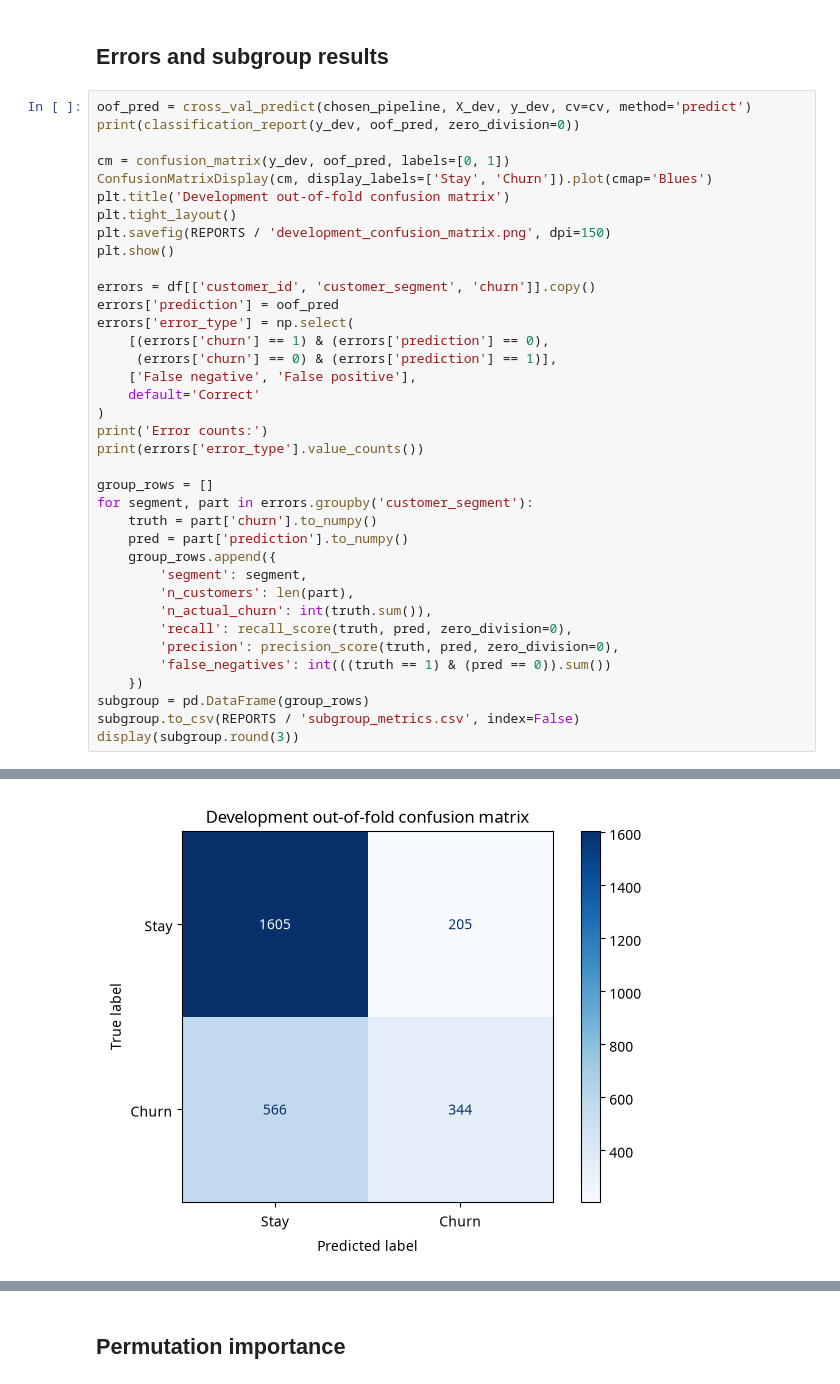
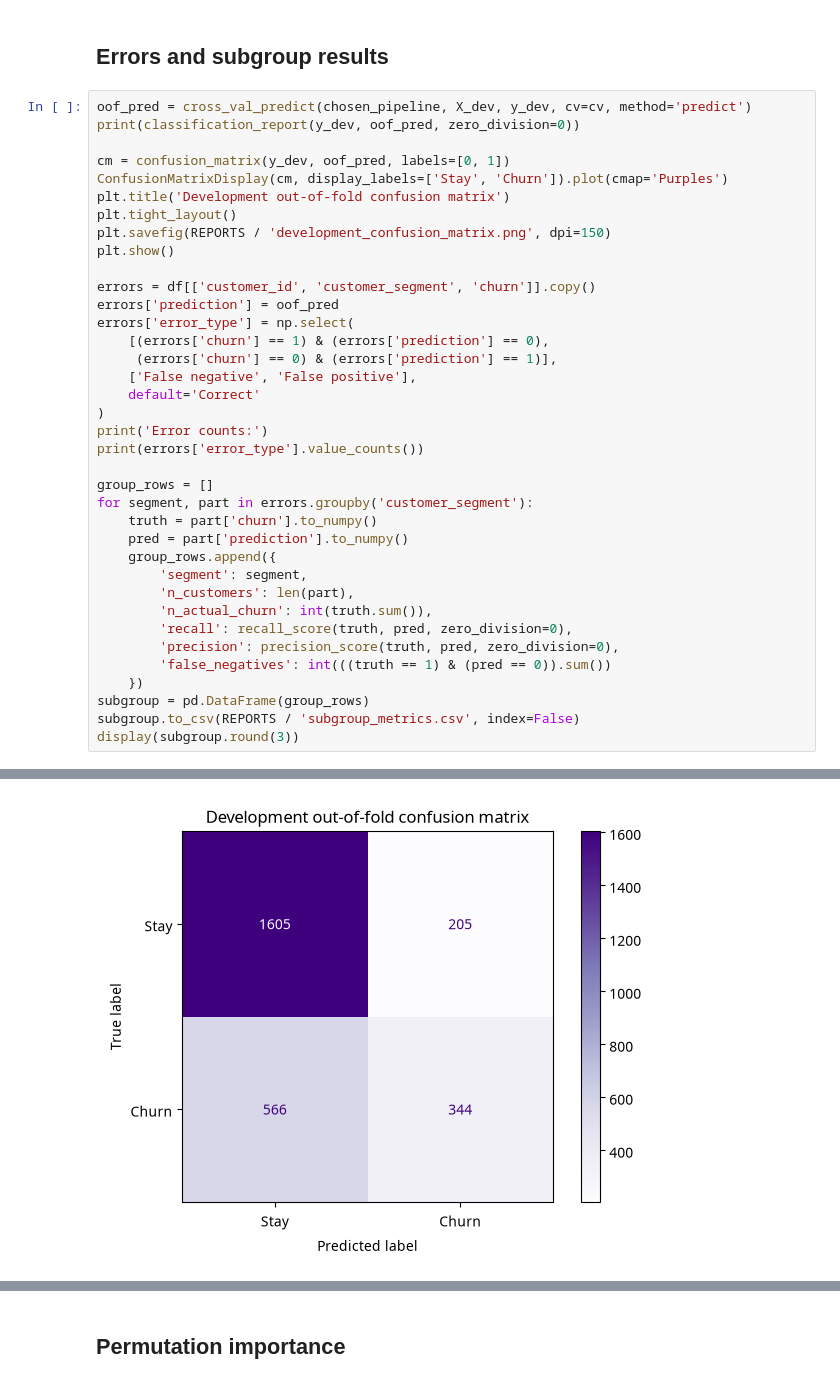
Before and after one commit to tmwakisha/DSA2050-Week11-GroupWork, a Jupyter notebook: notebooks/Week 11 Model Selection Lab.ipynb, the cells around one changed output, grey strips where cells are left out. Saved outputs shown, nothing was run; the diff lists cells and outputs as text.

Commit message:
Show final metrics and switch notebook plots to purple

```diff
--- a/notebooks/Week 11 Model Selection Lab.ipynb
+++ b/notebooks/Week 11 Model Selection Lab.ipynb
@@ -211,7 +211,7 @@ oof_pred = cross_val_predict(chosen_pipeline, X_dev, y_dev, cv=cv, method='predi
 print(classification_report(y_dev, oof_pred, zero_division=0))
 
 cm = confusion_matrix(y_dev, oof_pred, labels=[0, 1])
-ConfusionMatrixDisplay(cm, display_labels=['Stay', 'Churn']).plot(cmap='Blues')
+ConfusionMatrixDisplay(cm, display_labels=['Stay', 'Churn']).plot(cmap='Purples')
 plt.title('Development out-of-fold confusion matrix')
 plt.tight_layout()
 plt.savefig(REPORTS / 'development_confusion_matrix.png', dpi=150)
@@ -225,34 +225,34 @@ errors['error_type'] = np.select(
     ['False negative', 'False positive'],
     default='Correct'
 )
 print('Error counts:')
 print(errors['error_type'].value_counts())
 
 group_rows = []
 for segment, part in errors.groupby('customer_segment'):
     truth = part['churn'].to_numpy()
     pred = part['prediction'].to_numpy()
     group_rows.append({
         'segment': segment,
         'n_customers': len(part),
         'n_actual_churn': int(truth.sum()),
         'recall': recall_score(truth, pred, zero_division=0),
         'precision': precision_score(truth, pred, zero_division=0),
         'false_negatives': int(((truth == 1) & (pred == 0)).sum())
     })
 subgroup = pd.DataFrame(group_rows)
 subgroup.to_csv(REPORTS / 'subgroup_metrics.csv', index=False)
 display(subgroup.round(3))
 # %% [output]
               precision    recall  f1-score   support
 
            0       0.74      0.89      0.81      1810
            1       0.63      0.38      0.47       910
 
     accuracy                           0.72      2720
    macro avg       0.68      0.63      0.64      2720
 weighted avg       0.70      0.72      0.69      2720
-[figure, old version]
+[figure, new version]
 Error counts:
 error_type
 Correct           1949
```
Also changed, not shown: parts of 2 cells of this notebook, 3 other files.
